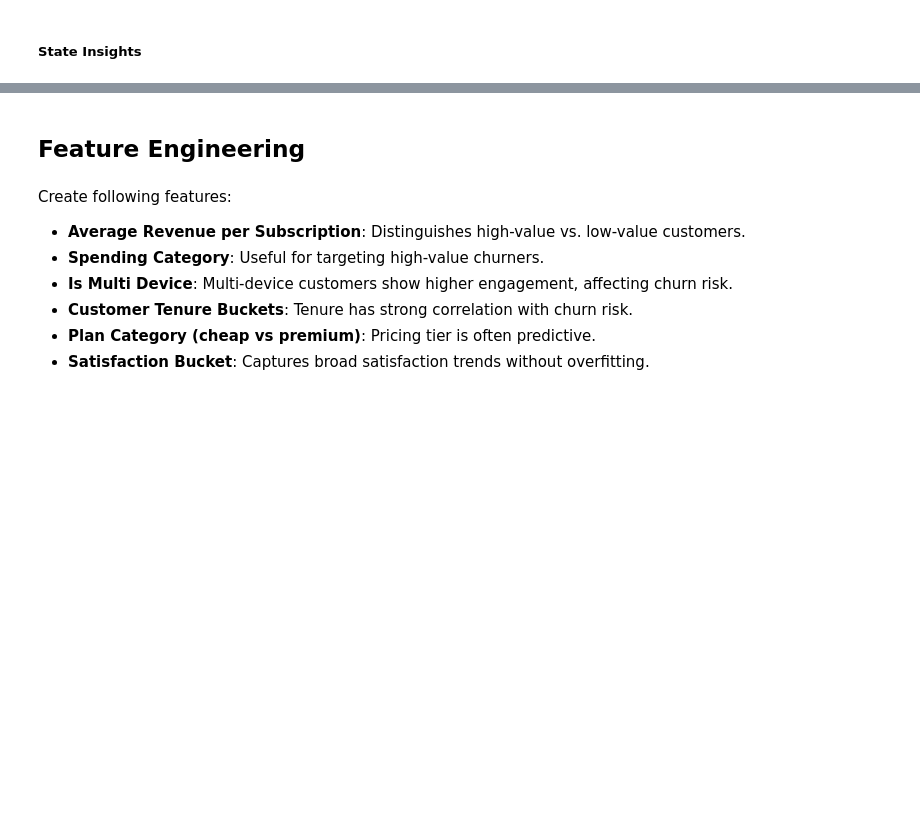
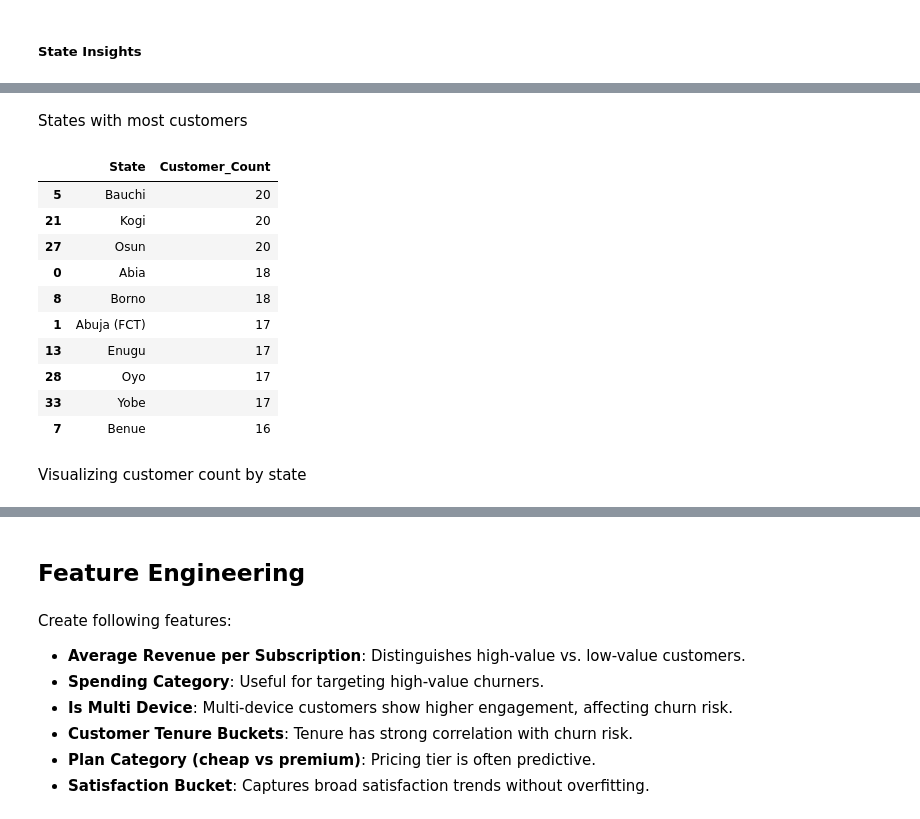
Before and after one commit to AISaturdaysLagos/C9-team-benokri, a Jupyter notebook: mtn_churn_prediction.ipynb, the cells around one changed output, grey strips where cells are left out. Saved outputs shown, nothing was run; the diff lists cells and outputs as text; code cells hidden in the pictures; blank space fills up the shorter version.

```diff
--- a/mtn_churn_prediction.ipynb
+++ b/mtn_churn_prediction.ipynb
@@ -399,0 +406,8 @@ for col in customer_level_cat_cols:
+# %%
+state_counts = (
+    customer_df
+    .groupby("State")
+    .size().reset_index(name="Customer_Count")
+)
+
+state_counts.head()
@@ -399,0 +421,18 @@ for col in customer_level_cat_cols:
+# %% [markdown]
+States with most customers
+# %%
+state_counts.nlargest(10, "Customer_Count")
+# %% [output]
+|  | State | Customer_Count |
+| 5 | Bauchi | 20 |
+| 21 | Kogi | 20 |
+| 27 | Osun | 20 |
+| 0 | Abia | 18 |
+| 8 | Borno | 18 |
+| 1 | Abuja (FCT) | 17 |
+| 13 | Enugu | 17 |
+| 28 | Oyo | 17 |
+| 33 | Yobe | 17 |
+| 7 | Benue | 16 |
+# %% [markdown]
+Visualizing customer count by state
```
Also changed, not shown: parts of 12 cells of this notebook.
